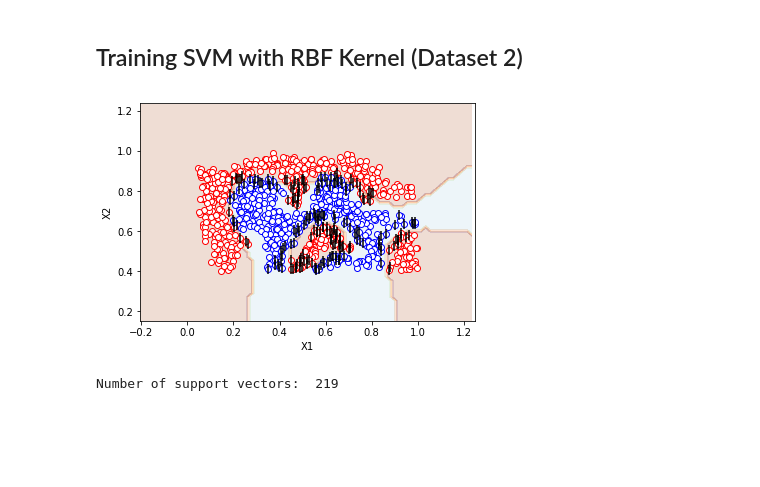
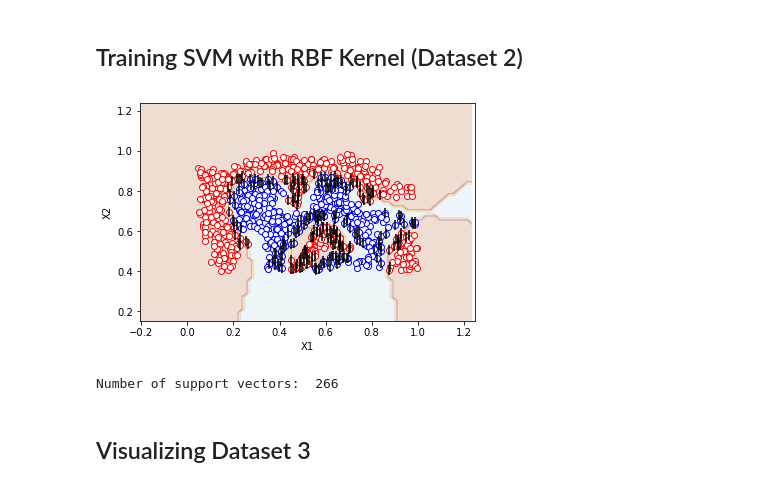
Before and after one commit to ShaneKoNaung/andrewng-coursera-ml-python, a Jupyter notebook: Exercise 6/Ex 6 Support Vector Machines.ipynb, the cells around one changed output. Saved outputs shown, nothing was run; the diff lists cells and outputs as text; code cells hidden in the pictures; blank space fills up the shorter version.

```diff
--- a/Exercise 6/Ex 6 Support Vector Machines.ipynb
+++ b/Exercise 6/Ex 6 Support Vector Machines.ipynb
@@ -133,9 +133,11 @@ plotData(X, y)
 # %% [markdown]
 ## Training SVM with RBF Kernel (Dataset 2)
 # %%
-clf = SVC(C=100, kernel='rbf', gamma=6)
+clf = SVC(C=40, kernel='rbf', gamma=6)
 clf.fit(X,y.ravel())
 plot_svc(clf, X, y)
 # %% [output]
-[figure, old version]
+[figure, new version]
-Number of support vectors:  219
+Number of support vectors:  266
+# %% [markdown]
+## Visualizing Dataset 3
```
Also changed, not shown: parts of 4 cells of this notebook.
